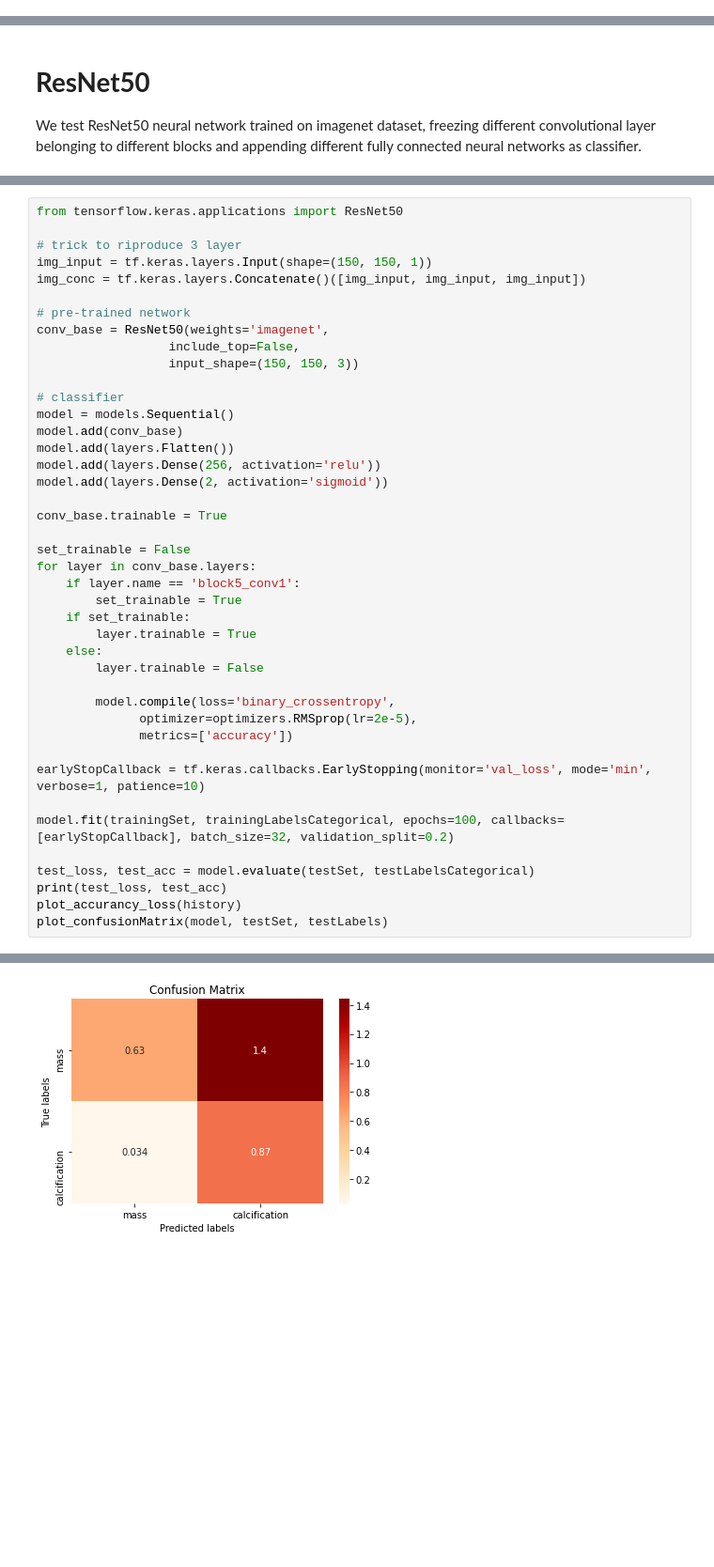
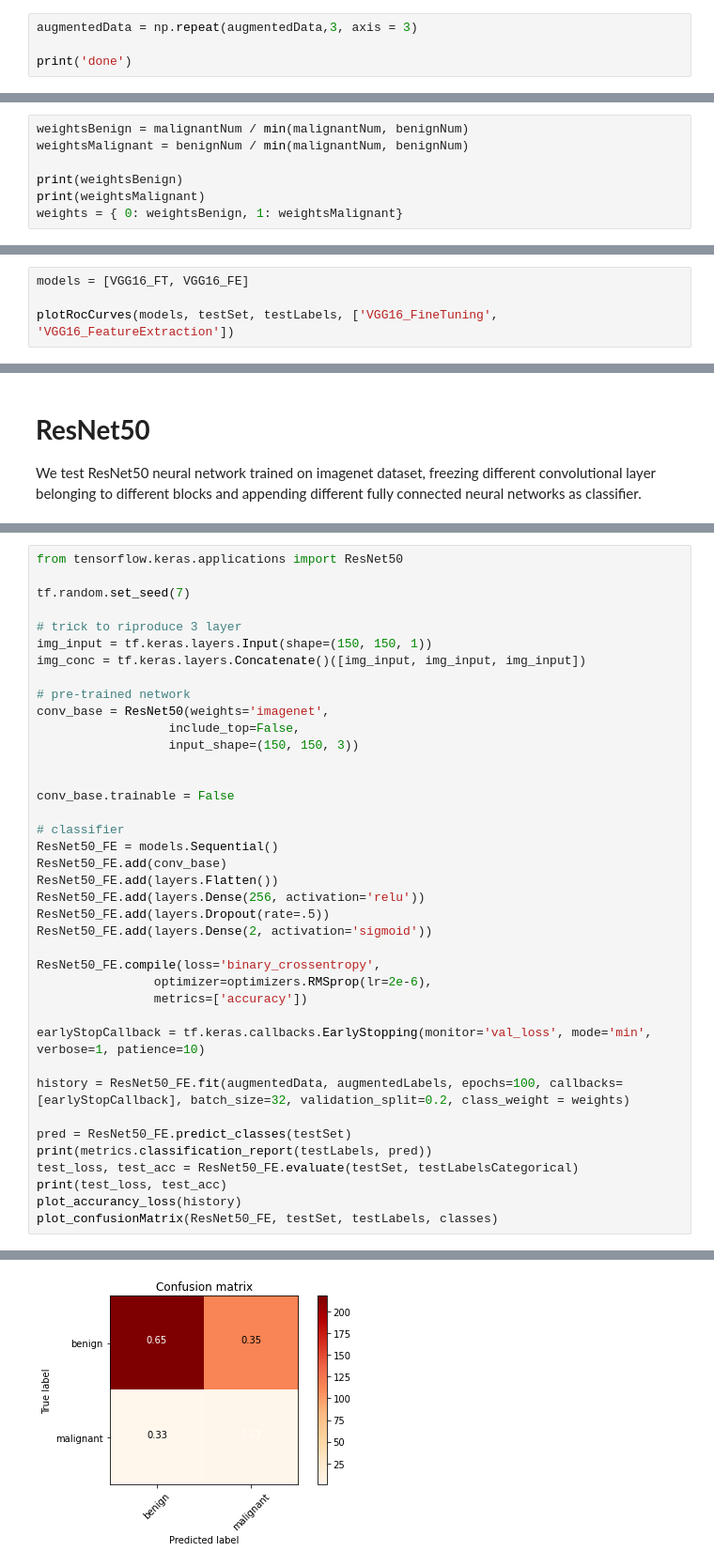
Before and after one commit to MarcoParola/medical_images_classification, a Jupyter notebook: Pretrained_CNN_3_2.ipynb, the cells around one changed output, grey strips where cells are left out. Shown: that part at 94% size. Drawn from its saved outputs; the diff is of its cells as text; blank space fills up the shorter version.

```diff
--- a/Pretrained_CNN_3_2.ipynb
+++ b/Pretrained_CNN_3_2.ipynb
@@ -136,3 +157,7 @@ augmentedData = augmentedData.reshape(len(augmentedData), 150, 150, 1)
 print(augmentedData.shape, augmentedLabels.shape)
 # %% [output]
 (10704, 150, 150, 1) (10704, 2)
+# %%
+augmentedData = np.repeat(augmentedData,3, axis = 3)
+
+print('done')
@@ -138,0 +193,7 @@ print(augmentedData.shape, augmentedLabels.shape)
+# %%
+weightsBenign = malignantNum / min(malignantNum, benignNum)
+weightsMalignant = benignNum / min(malignantNum, benignNum)
+
+print(weightsBenign)
+print(weightsMalignant)
+weights = { 0: weightsBenign, 1: weightsMalignant}
@@ -195,0 +339,4 @@ plot_confusionMatrix(model, testSet, testLabels)
+# %%
+models = [VGG16_FT, VGG16_FE]
+
+plotRocCurves(models, testSet, testLabels, ['VGG16_FineTuning', 'VGG16_FeatureExtraction'])
@@ -200,5 +569,7 @@ We test ResNet50 neural network trained on imagenet dataset, freezing different
 # %%
 from tensorflow.keras.applications import ResNet50
+
+tf.random.set_seed(7)
 
 # trick to riproduce 3 layer
 img_input = tf.keras.layers.Input(shape=(150, 150, 1))
@@ -209,35 +580,30 @@ conv_base = ResNet50(weights='imagenet',
                   include_top=False,
                   input_shape=(150, 150, 3))
 
+
+conv_base.trainable = False
+
 # classifier
-model = models.Sequential()
-model.add(conv_base)
-model.add(layers.Flatten())
-model.add(layers.Dense(256, activation='relu'))
-model.add(layers.Dense(2, activation='sigmoid'))
+ResNet50_FE = models.Sequential()
+ResNet50_FE.add(conv_base)
+ResNet50_FE.add(layers.Flatten())
+ResNet50_FE.add(layers.Dense(256, activation='relu'))
+ResNet50_FE.add(layers.Dropout(rate=.5))
+ResNet50_FE.add(layers.Dense(2, activation='sigmoid'))
 
-conv_base.trainable = True
-
-set_trainable = False
-for layer in conv_base.layers:
-    if layer.name == 'block5_conv1':
-        set_trainable = True
-    if set_trainable:
-        layer.trainable = True
-    else:
-        layer.trainable = False
-
-        model.compile(loss='binary_crossentropy',
-              optimizer=optimizers.RMSprop(lr=2e-5),
-              metrics=['accuracy'])
+ResNet50_FE.compile(loss='binary_crossentropy',
+                optimizer=optimizers.RMSprop(lr=2e-6),
+                metrics=['accuracy'])
 
 earlyStopCallback = tf.keras.callbacks.EarlyStopping(monitor='val_loss', mode='min', verbose=1, patience=10)
 
-model.fit(trainingSet, trainingLabelsCategorical, epochs=100, callbacks=[earlyStopCallback], batch_size=32, validation_split=0.2)
+history = ResNet50_FE.fit(augmentedData, augmentedLabels, epochs=100, callbacks=[earlyStopCallback], batch_size=32, validation_split=0.2, class_weight = weights)
 
-test_loss, test_acc = model.evaluate(testSet, testLabelsCategorical)
+pred = ResNet50_FE.predict_classes(testSet)
+print(metrics.classification_report(testLabels, pred))
+test_loss, test_acc = ResNet50_FE.evaluate(testSet, testLabelsCategorical)
 print(test_loss, test_acc)
 plot_accurancy_loss(history)
-plot_confusionMatrix(model, testSet, testLabels)
+plot_confusionMatrix(ResNet50_FE, testSet, testLabels, classes)
 # %% [output]
 Epoch 1/100
@@ -262 +641 @@ Epoch 100/100
-[figure, old version]
+[figure, new version]
```
Also changed, not shown: parts of 34 cells of this notebook.
